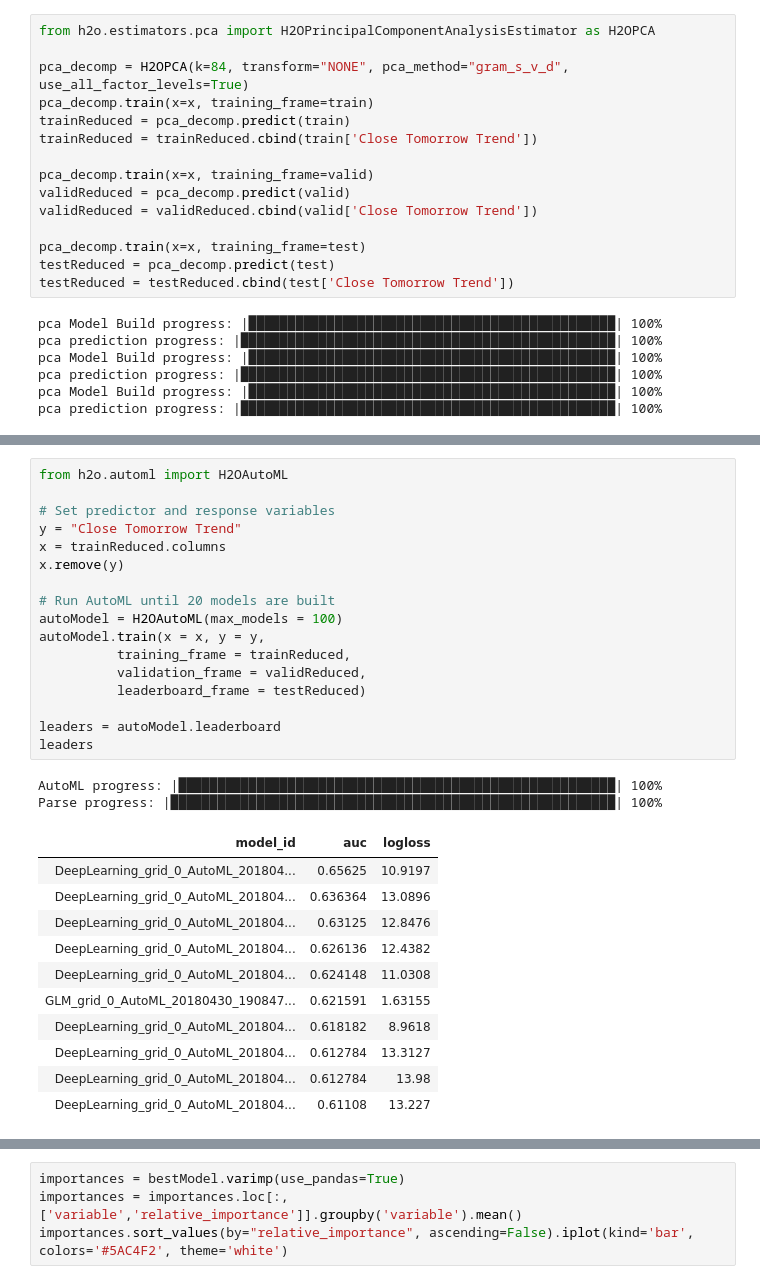
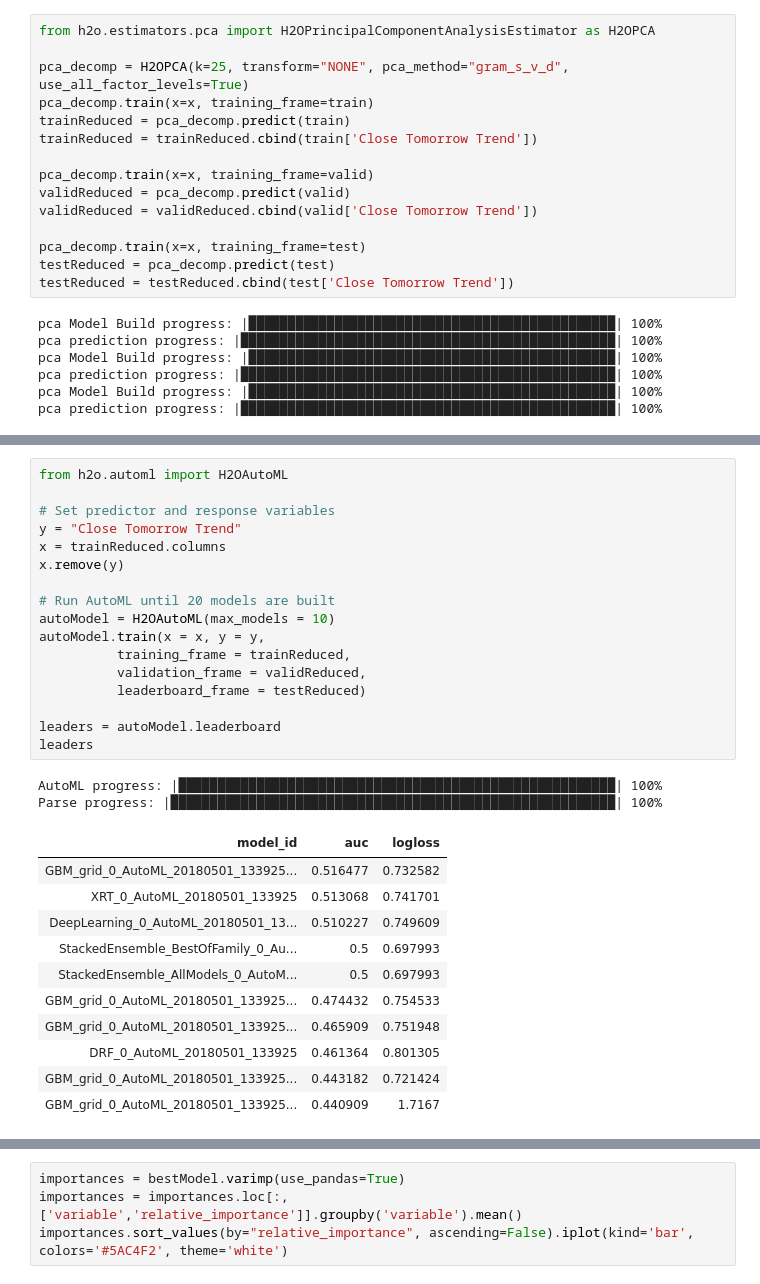
Before and after one commit to Brett777/ticker, a Jupyter notebook: Stock Market Classification.ipynb, the cells around one changed output, grey strips where cells are left out. Drawn from its saved outputs; the diff is of its cells as text.

```diff
--- a/Stock Market Classification.ipynb
+++ b/Stock Market Classification.ipynb
@@ -186,7 +216,7 @@ Parse progress: |█████████████████████
 # %%
 from h2o.estimators.pca import H2OPrincipalComponentAnalysisEstimator as H2OPCA
 
-pca_decomp = H2OPCA(k=84, transform="NONE", pca_method="gram_s_v_d", use_all_factor_levels=True)
+pca_decomp = H2OPCA(k=25, transform="NONE", pca_method="gram_s_v_d", use_all_factor_levels=True)
 pca_decomp.train(x=x, training_frame=train)
 trainReduced = pca_decomp.predict(train)
 trainReduced = trainReduced.cbind(train['Close Tomorrow Trend'])
@@ -211,34 +243,34 @@ See what kind of accuracy we can get from AutoML
 # %%
 from h2o.automl import H2OAutoML
 
 # Set predictor and response variables
 y = "Close Tomorrow Trend"
 x = trainReduced.columns
 x.remove(y)
 
 # Run AutoML until 20 models are built
-autoModel = H2OAutoML(max_models = 100)
+autoModel = H2OAutoML(max_models = 10)
 autoModel.train(x = x, y = y,
           training_frame = trainReduced,
           validation_frame = validReduced,
           leaderboard_frame = testReduced)
 
 leaders = autoModel.leaderboard
 leaders
 # %% [output]
 AutoML progress: |████████████████████████████████████████████████████████| 100%
 Parse progress: |█████████████████████████████████████████████████████████| 100%
 | model_id | auc | logloss |
-| DeepLearning_grid_0_AutoML_201804... | 0.65625 | 10.9197 |
-| DeepLearning_grid_0_AutoML_201804... | 0.636364 | 13.0896 |
-| DeepLearning_grid_0_AutoML_201804... | 0.63125 | 12.8476 |
-| DeepLearning_grid_0_AutoML_201804... | 0.626136 | 12.4382 |
-| DeepLearning_grid_0_AutoML_201804... | 0.624148 | 11.0308 |
-| GLM_grid_0_AutoML_20180430_190847... | 0.621591 | 1.63155 |
-| DeepLearning_grid_0_AutoML_201804... | 0.618182 | 8.9618 |
-| DeepLearning_grid_0_AutoML_201804... | 0.612784 | 13.3127 |
-| DeepLearning_grid_0_AutoML_201804... | 0.612784 | 13.98 |
-| DeepLearning_grid_0_AutoML_201804... | 0.61108 | 13.227 |
+| GBM_grid_0_AutoML_20180501_133925... | 0.516477 | 0.732582 |
+| XRT_0_AutoML_20180501_133925 | 0.513068 | 0.741701 |
+| DeepLearning_0_AutoML_20180501_13... | 0.510227 | 0.749609 |
+| StackedEnsemble_BestOfFamily_0_Au... | 0.5 | 0.697993 |
+| StackedEnsemble_AllModels_0_AutoM... | 0.5 | 0.697993 |
+| GBM_grid_0_AutoML_20180501_133925... | 0.474432 | 0.754533 |
+| GBM_grid_0_AutoML_20180501_133925... | 0.465909 | 0.751948 |
+| DRF_0_AutoML_20180501_133925 | 0.461364 | 0.801305 |
+| GBM_grid_0_AutoML_20180501_133925... | 0.443182 | 0.721424 |
+| GBM_grid_0_AutoML_20180501_133925... | 0.440909 | 1.7167 |
 # %% [markdown]
 ### Train a Deep Neural Net
 Grid search for a good model
```
Also changed, not shown: parts of 31 cells of this notebook, 5 other files.
